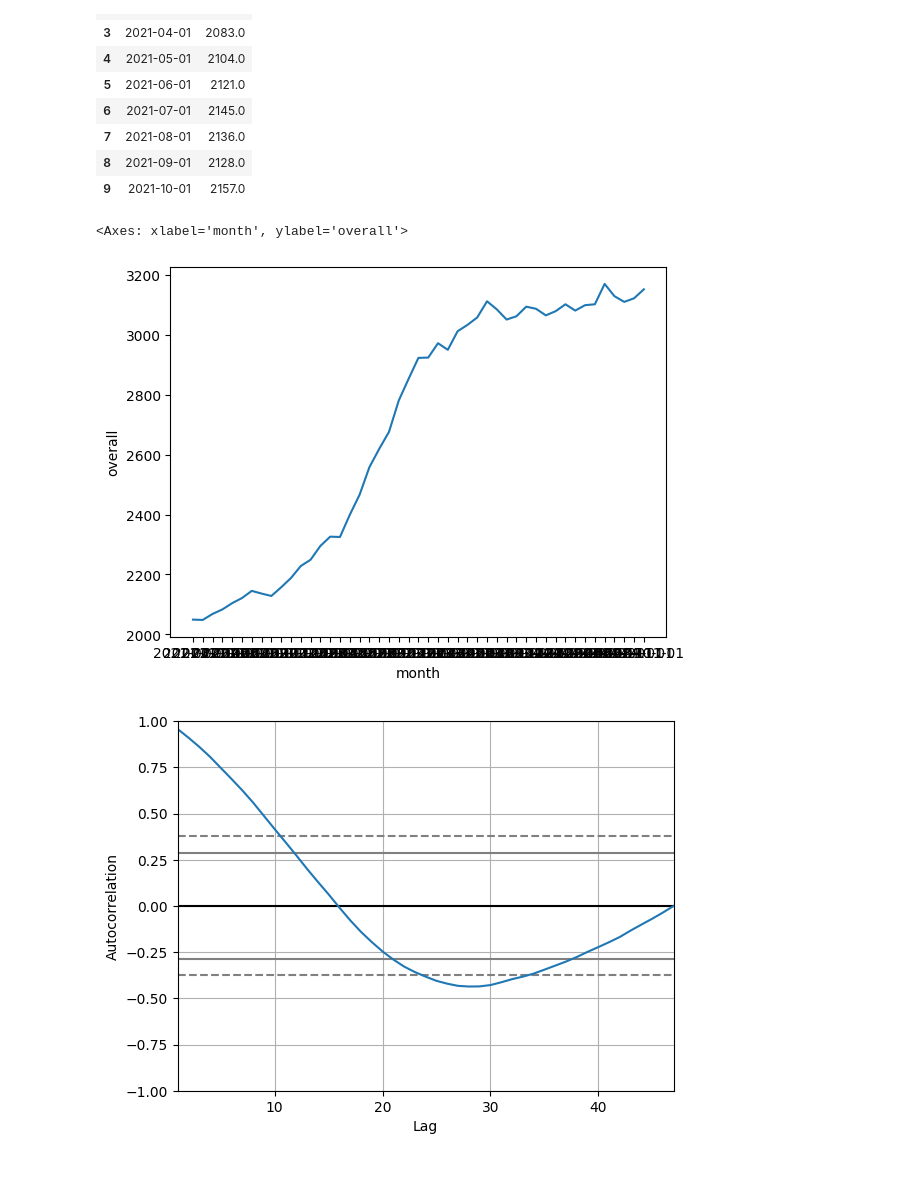
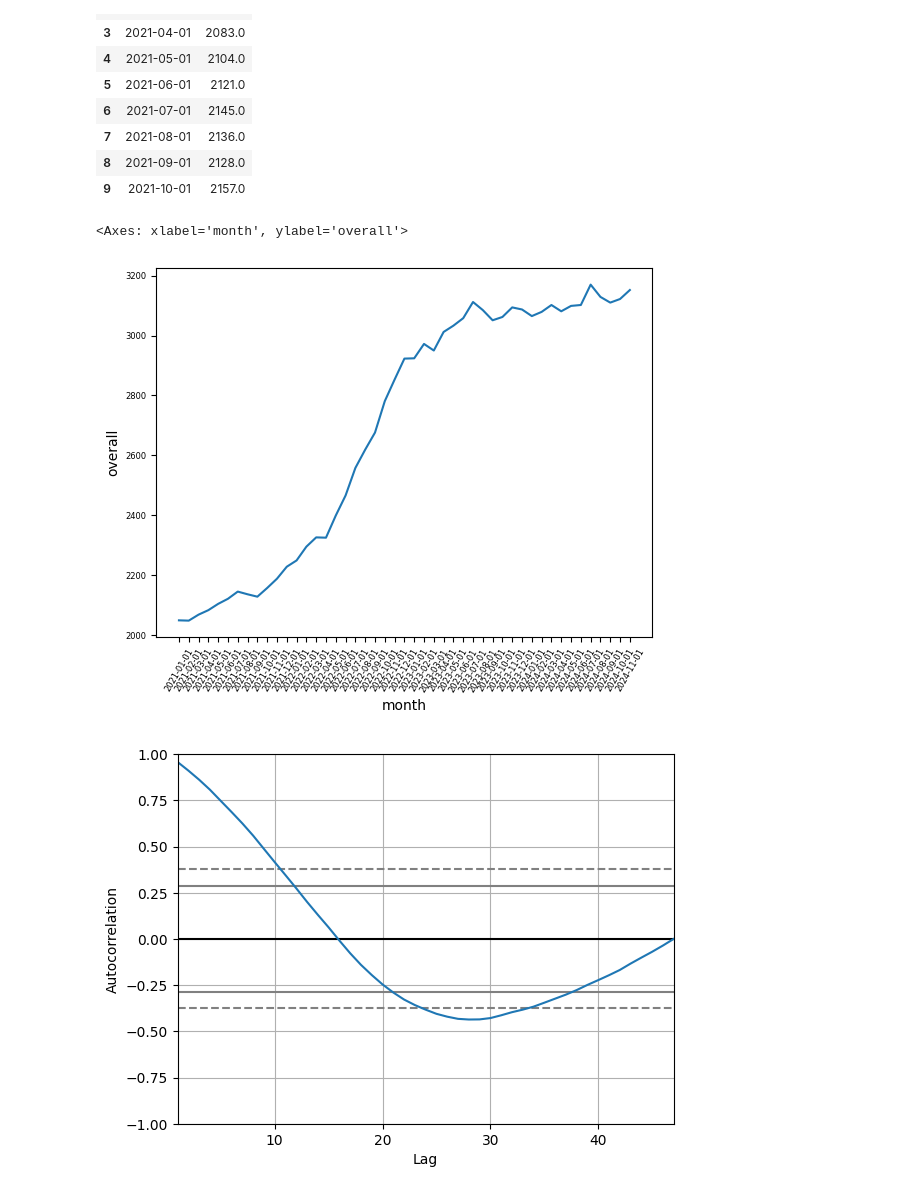
Before and after one commit to inezzie/sg_hdb_rentals, a Jupyter notebook: predict.ipynb, the cells around one changed output. Cells and saved outputs as stored; diff of their text form; code cells hidden in the pictures.

Commit message:
Update script for better descriptions and plotting.

```diff
--- a/predict.ipynb
+++ b/predict.ipynb
@@ -14,11 +9,11 @@ from statsmodels.tsa.seasonal import seasonal_decompose
 import pmdarima as pmd
 from statsmodels.tsa.statespace.sarimax import SARIMAX
 # %%
-# Extract data from SQLITE for average monthly rent
+# Extract data from SQLITE for average monthly rent to quick check data
 conn = sqlite3.connect('rental.sqlite')
 df = pd.read_sql_query('''
                         SELECT
-                            DATE(CONCAT(rent_approval_date,'-01')) AS month,
+                            DATE((rent_approval_date || '-01')) AS month,
                             ROUND(AVG(monthly_rent)) AS overall
                         FROM rental
                         GROUP BY 1
@@ -39,9 +34,11 @@ df.head(10)
 | 8 | 2021-09-01 | 2128.0 |
 | 9 | 2021-10-01 | 2157.0 |
 # %%
-# Plot values to check trend
+# Plot values to check monthly trend
+plt.xticks(rotation=60)
+plt.tick_params(labelsize=6)
 sns.lineplot(x='month', y='overall', data=df)
 # %% [output]
 <Axes: xlabel='month', ylabel='overall'>
-[figure, old version]
+[figure, new version]
 # %%
```
Also changed, not shown: parts of 15 cells of this notebook.
